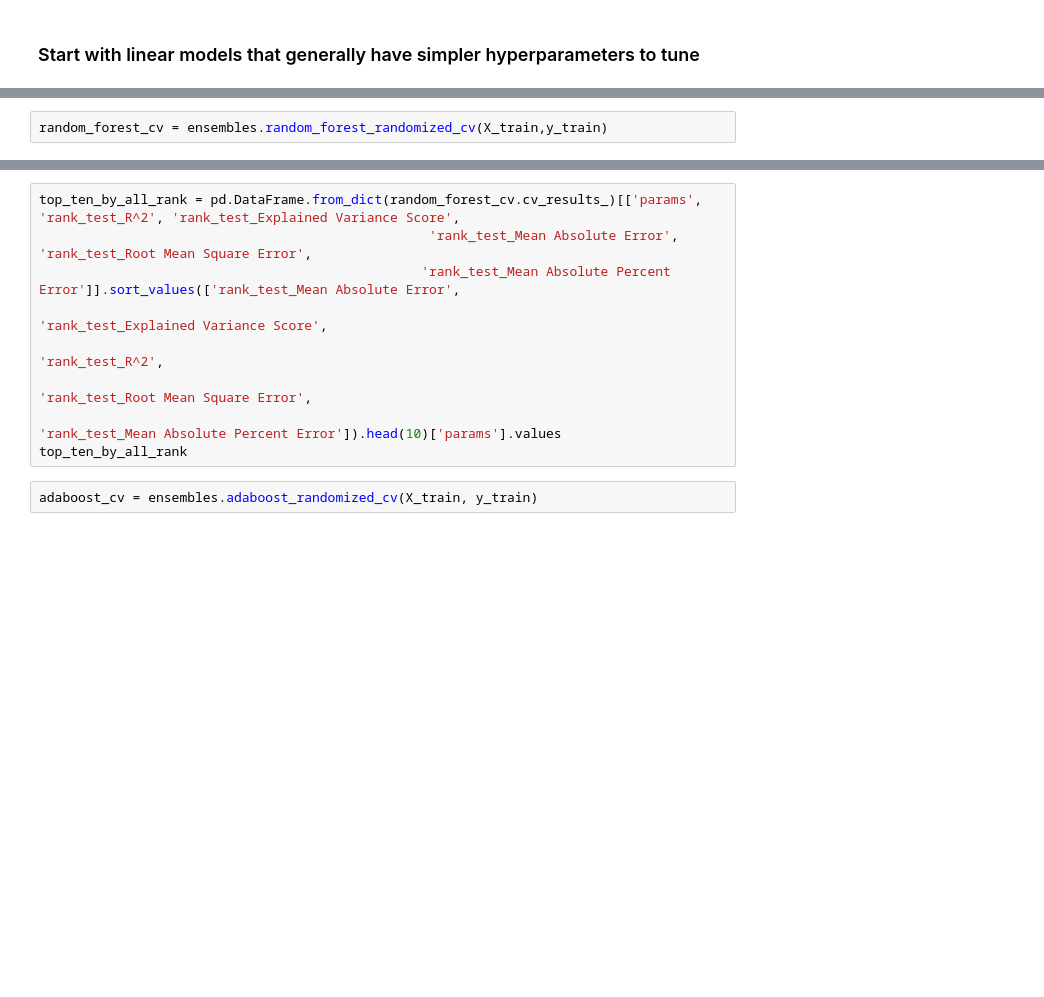
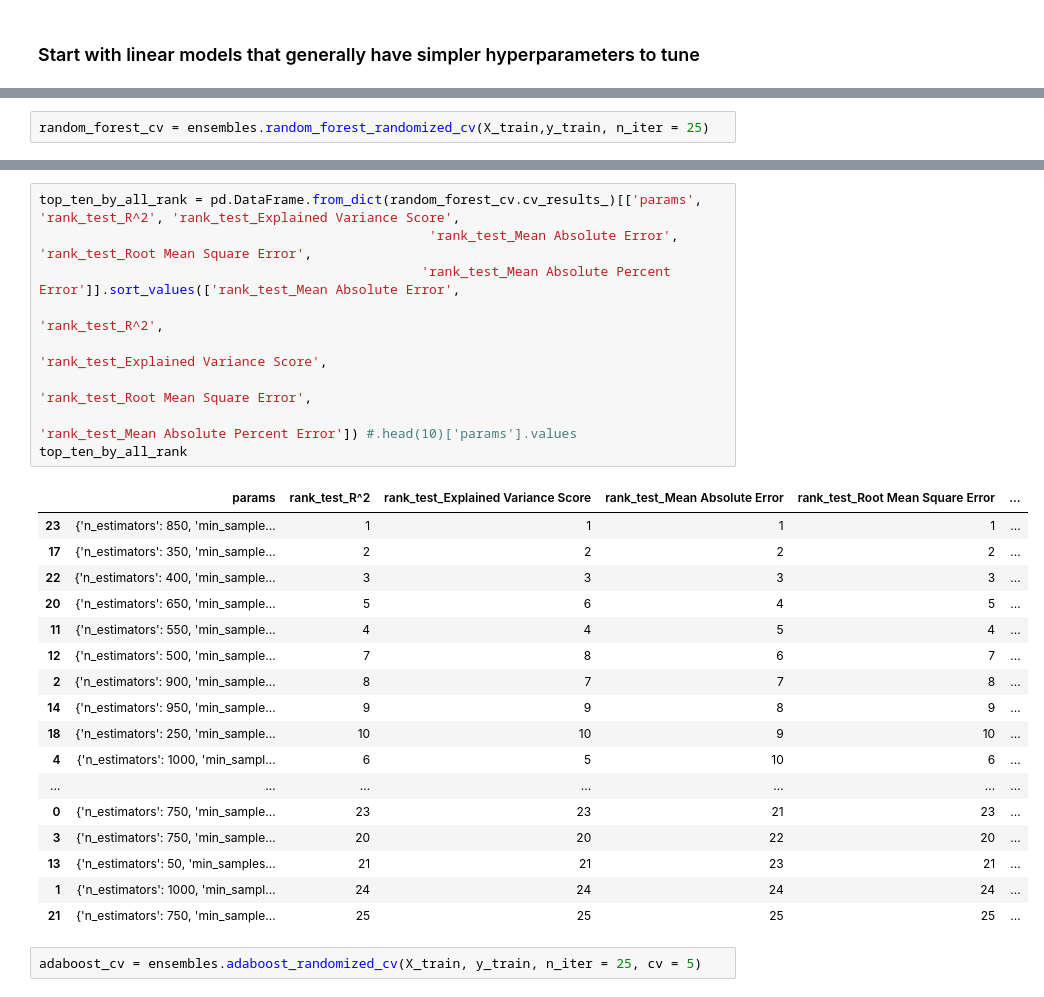
Before and after one commit to wyattowalsh/ieor_142_project, a Jupyter notebook: nba_da.ipynb, the cells around one changed output, grey strips where cells are left out. Drawn from its saved outputs; the diff is of its cells as text; blank space fills up the shorter version.

```diff
--- a/notebooks/nba_da.ipynb
+++ b/nba_da.ipynb
@@ -158,2 +145,2 @@ linear_statistics.sort_values(['Mean Absolute Error']).head()
 # %%
-random_forest_cv = ensembles.random_forest_randomized_cv(X_train,y_train)
+random_forest_cv = ensembles.random_forest_randomized_cv(X_train,y_train, n_iter = 25)
@@ -160,11 +167,29 @@ random_forest_cv = ensembles.random_forest_randomized_cv(X_train,y_train)
 # %%
 top_ten_by_all_rank = pd.DataFrame.from_dict(random_forest_cv.cv_results_)[['params', 'rank_test_R^2', 'rank_test_Explained Variance Score',
                                                   'rank_test_Mean Absolute Error', 'rank_test_Root Mean Square Error',
                                                  'rank_test_Mean Absolute Percent Error']].sort_values(['rank_test_Mean Absolute Error',
+                                                                                                        'rank_test_R^2',
                                                                                                         'rank_test_Explained Variance Score',
-                                                                                                        'rank_test_R^2',
                                                                                                         'rank_test_Root Mean Square Error',
-                                                                                                        'rank_test_Mean Absolute Percent Error']).head(10)['params'].values
+                                                                                                        'rank_test_Mean Absolute Percent Error']) #.head(10)['params'].values
 top_ten_by_all_rank
+# %% [output]
+|  | params | rank_test_R^2 | rank_test_Explained Variance Score | rank_test_Mean Absolute Error | rank_test_Root Mean Square Error | ... |
+| 23 | {'n_estimators': 850, 'min_sample... | 1 | 1 | 1 | 1 | ... |
+| 17 | {'n_estimators': 350, 'min_sample... | 2 | 2 | 2 | 2 | ... |
+| 22 | {'n_estimators': 400, 'min_sample... | 3 | 3 | 3 | 3 | ... |
+| 20 | {'n_estimators': 650, 'min_sample... | 5 | 6 | 4 | 5 | ... |
+| 11 | {'n_estimators': 550, 'min_sample... | 4 | 4 | 5 | 4 | ... |
+| 12 | {'n_estimators': 500, 'min_sample... | 7 | 8 | 6 | 7 | ... |
+| 2 | {'n_estimators': 900, 'min_sample... | 8 | 7 | 7 | 8 | ... |
+| 14 | {'n_estimators': 950, 'min_sample... | 9 | 9 | 8 | 9 | ... |
+| 18 | {'n_estimators': 250, 'min_sample... | 10 | 10 | 9 | 10 | ... |
+| 4 | {'n_estimators': 1000, 'min_sampl... | 6 | 5 | 10 | 6 | ... |
+| ... | ... | ... | ... | ... | ... | ... |
+| 0 | {'n_estimators': 750, 'min_sample... | 23 | 23 | 21 | 23 | ... |
+| 3 | {'n_estimators': 750, 'min_sample... | 20 | 20 | 22 | 20 | ... |
+| 13 | {'n_estimators': 50, 'min_samples... | 21 | 21 | 23 | 21 | ... |
+| 1 | {'n_estimators': 1000, 'min_sampl... | 24 | 24 | 24 | 24 | ... |
+| 21 | {'n_estimators': 750, 'min_sample... | 25 | 25 | 25 | 25 | ... |
 # %%
-adaboost_cv = ensembles.adaboost_randomized_cv(X_train, y_train)
+adaboost_cv = ensembles.adaboost_randomized_cv(X_train, y_train, n_iter = 25, cv = 5)
```
Also changed, not shown: parts of 18 cells of this notebook, 4 other files.
